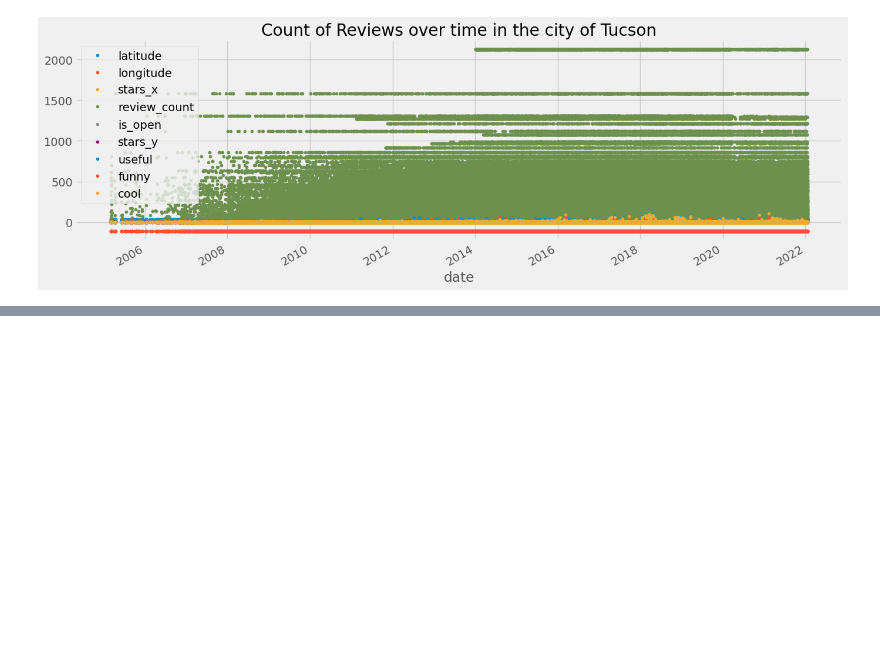
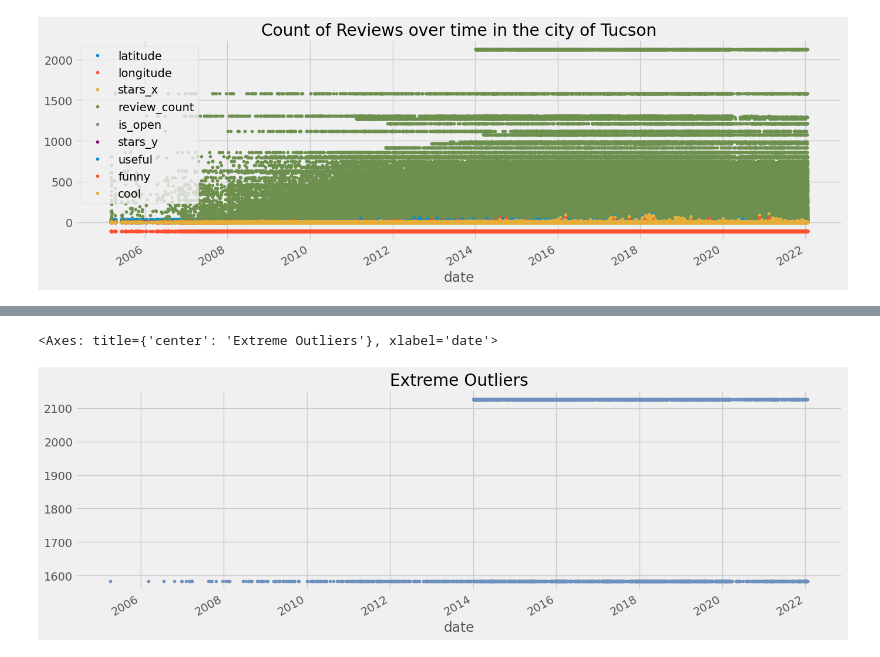
Before and after one commit to Sandokhan/yelp_project, a Jupyter notebook: wip_sentimentAnalysis.ipynb, the cells around one changed output, grey strips where cells are left out. Saved outputs shown, nothing was run; the diff lists cells and outputs as text; code cells hidden in the pictures; blank space fills up the shorter version.

```diff
--- a/wip_sentimentAnalysis.ipynb
+++ b/wip_sentimentAnalysis.ipynb
@@ -482,0 +488,10 @@ plt.show() # note: we should look at the green results, which represent the numb
+# %%
+# extreme outliers
+tucson_data.query('review_count > 1500')['review_count'] \
+    .plot(style='.',
+          figsize=(15, 5),
+          color=color_pal,
+          title='Extreme Outliers')
+# %% [output]
+<Axes: title={'center': 'Extreme Outliers'}, xlabel='date'>
+[figure, added]
```
Also changed, not shown: parts of 30 cells of this notebook.
